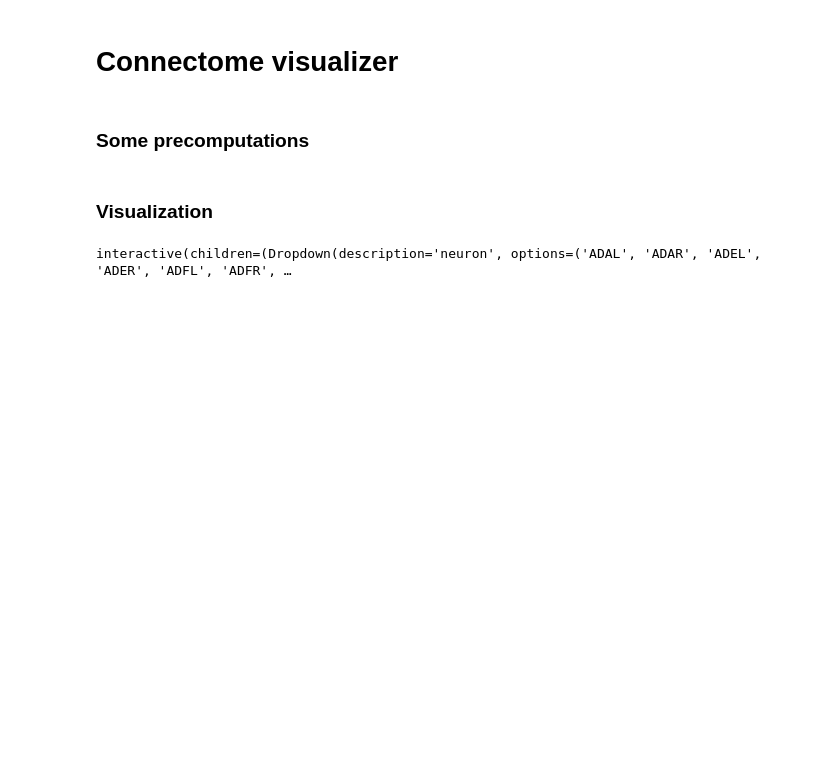
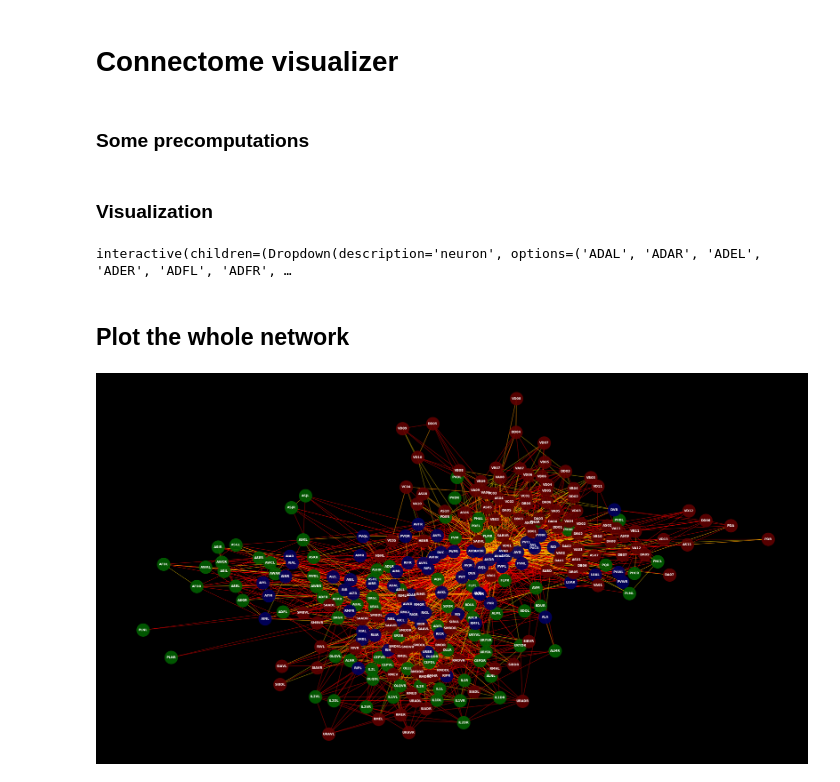
Before and after one commit to MarcJavin/WormConnectome, a Jupyter notebook: Connectome Visualizer.ipynb, the cells around one changed output. Saved outputs shown, nothing was run; the diff lists cells and outputs as text; code cells hidden in the pictures; blank space fills up the shorter version.

Commit message:
whole network

```diff
--- a/Connectome Visualizer.ipynb
+++ b/Connectome Visualizer.ipynb
@@ -75,3 +74,38 @@ def connections(neuron='BAG', img_size=12):
     plt.show()
 # %% [output]
 interactive(children=(Dropdown(description='neuron', options=('ADAL', 'ADAR', 'ADEL', 'ADER', 'ADFL', 'ADFR', …
+# %% [markdown]
+## Plot the whole network
+# %%
+img_size=30
+plt.figure(figsize=(img_size, img_size), facecolor='k')
+
+labels = {i:dfg.index[i] for i in range(dfg.shape[0])}
+G1 = nx.convert_matrix.from_numpy_matrix(dfs.values)
+G1 = nx.relabel.relabel_nodes(G1, labels)
+G2 = nx.from_numpy_matrix(dfg.values)
+G2 = nx.relabel.relabel_nodes(G2, labels)
+
+G = nx.MultiGraph()
+G.add_edges_from(G1.edges)
+G.add_edges_from(G2.edges)
+
+pos = nx.layout.spring_layout(G)
+nx.draw_networkx_edges(G, pos, edge_color='r', edgelist=G1.edges, alpha=0.9, width=1)
+nx.draw_networkx_edges(G, pos, edge_color='Gold', edgelist=G2.edges, alpha=0.9, width=1)
+
+def draw_nodes(shape='o', category=inters, col='k'):
+        nx.draw_networkx_nodes(G, pos, node_shape=shape, node_color=col,
+                               nodelist=[n for n in G.nodes if n in category],
+                               node_size=2500, alpha=0.9)
+draw_nodes(SENSOR_SHAPE, sensors, SENSOR_COLOR)
+draw_nodes(INTER_SHAPE, inters, INTER_COLOR)
+draw_nodes(MOTOR_SHAPE, motors, MOTOR_COLOR)
+
+nx.draw_networkx_labels(G, pos, font_color='w', font_weight='bold')
+
+plt.axis('off')
+plt.draw()
+plt.savefig('circ.jpeg', dpi=300)
+# %% [output]
+[figure, added]
```
Also changed, not shown: parts of 2 cells of this notebook.
